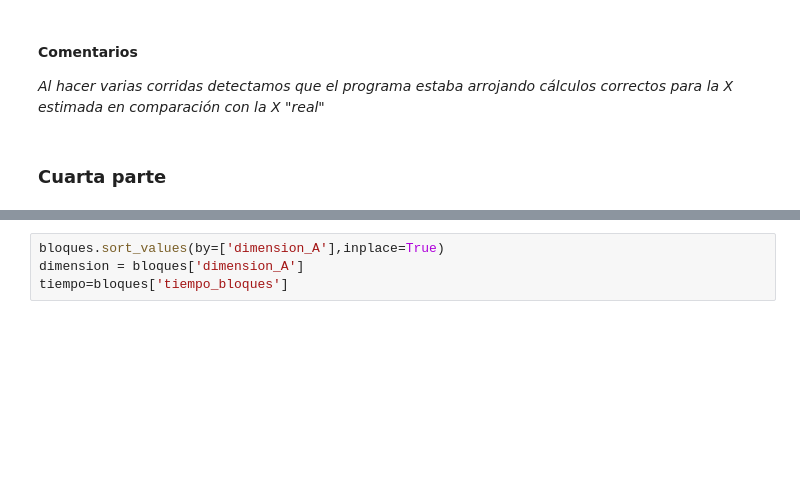
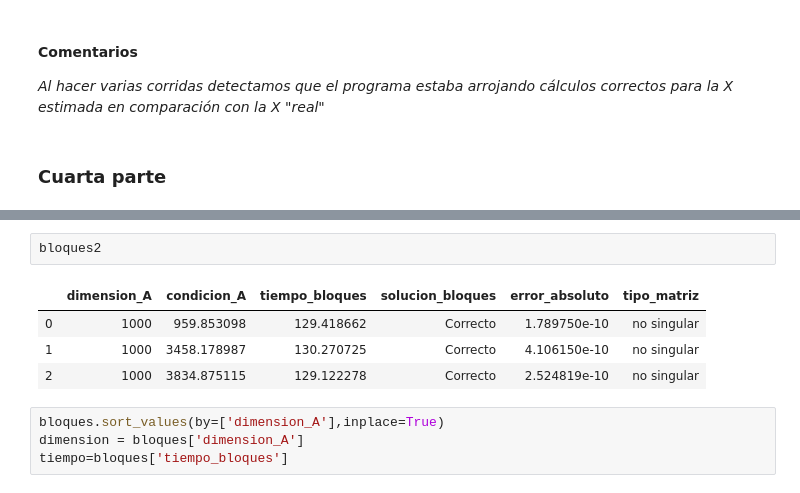
Before and after one commit to mno-2020-gh-classroom/ex-modulo-3-comp-matricial-plu-paola-md, a Jupyter notebook: notebooks/Revision/Procedimiento_revision.ipynb, the cells around one changed output, grey strips where cells are left out. Drawn from its saved outputs; the diff is of its cells as text; blank space fills up the shorter version.

```diff
--- a/notebooks/Revision/Procedimiento_revision.ipynb
+++ b/notebooks/Revision/Procedimiento_revision.ipynb
@@ -138,3 +140,10 @@ bloques
+# %%
+bloques2
+# %% [output]
+|  | dimension_A | condicion_A | tiempo_bloques | solucion_bloques | error_absoluto | tipo_matriz |
+| 0 | 1000 | 959.853098 | 129.418662 | Correcto | 1.789750e-10 | no singular |
+| 1 | 1000 | 3458.178987 | 130.270725 | Correcto | 4.106150e-10 | no singular |
+| 2 | 1000 | 3834.875115 | 129.122278 | Correcto | 2.524819e-10 | no singular |
 # %%
 bloques.sort_values(by=['dimension_A'],inplace=True)
 dimension = bloques['dimension_A']
```
Also changed, not shown: parts of 15 cells of this notebook.
